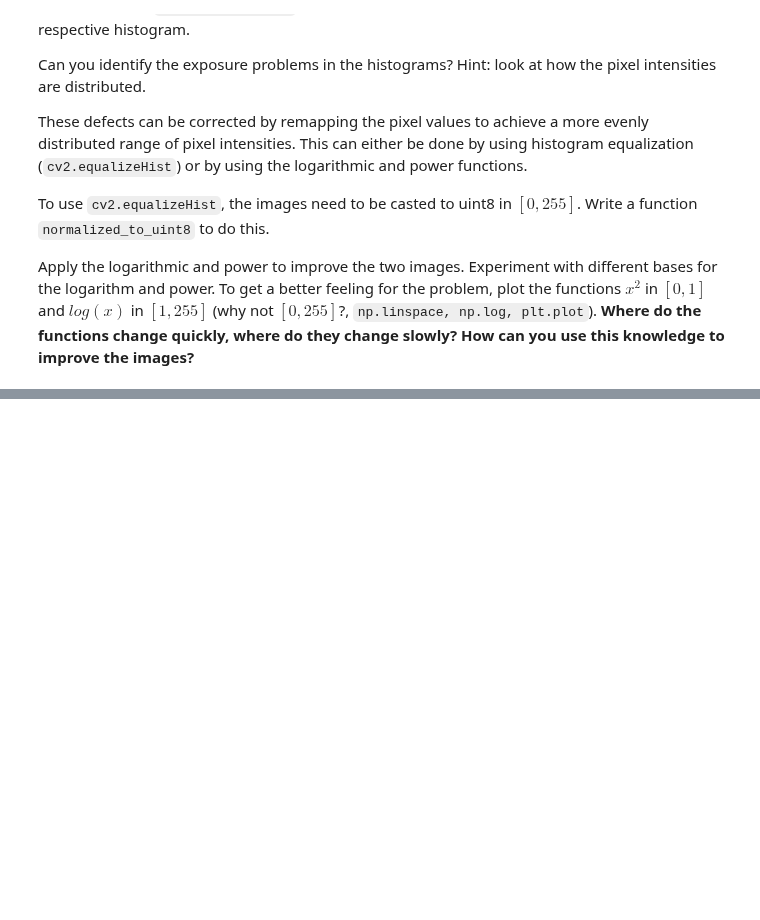
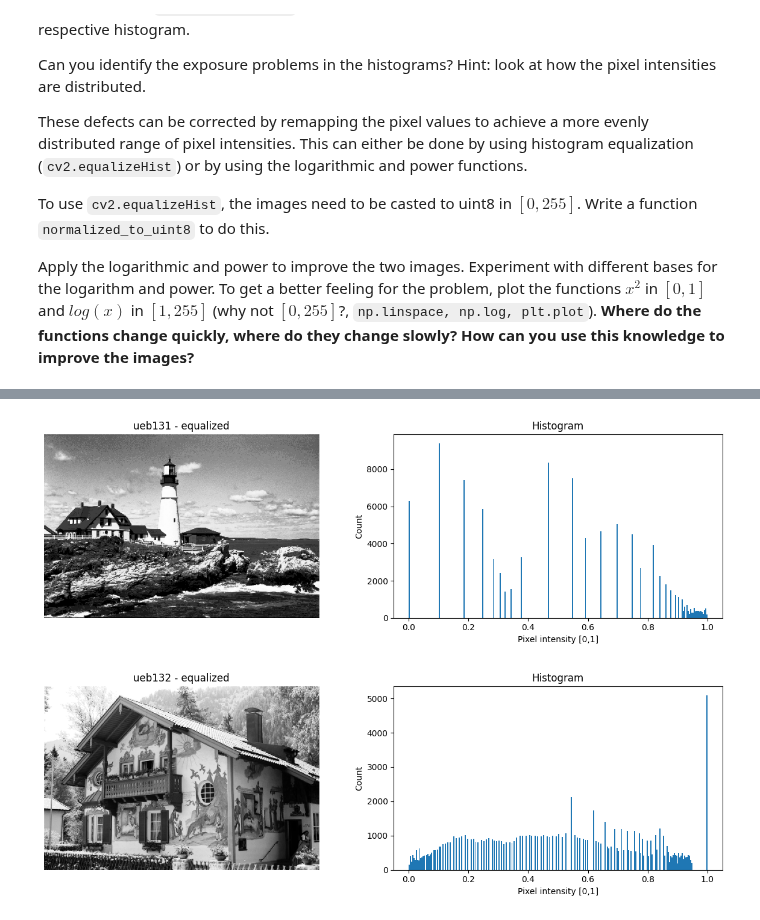
Before and after one commit to Jette-j/Computervision, a Jupyter notebook: exercise_1.ipynb, the cells around one changed output, grey strips where cells are left out. Cells and saved outputs as stored; diff of their text form; code cells hidden in the pictures; blank space fills up the shorter version.

```diff
--- a/exercise_1.ipynb
+++ b/exercise_1.ipynb
@@ -227,6 +236,7 @@ def display_with_hist(image):
 # %%
 def normalized_to_uint8(image):
-    pass
+    return (image * 255).astype(np.uint8)
+    #pass
 # %%
 # TODO: load images
 
@@ -245,0 +257,17 @@ def normalized_to_uint8(image):
+# %%
+# TODO: convert images to uint8
+img1_uint8 = normalized_to_uint8(img1)
+img2_uint8 = normalized_to_uint8(img2)
+
+# TODO: equalize histogram and display
+img1_eq = cv2.equalizeHist(img1_uint8)
+img2_eq = cv2.equalizeHist(img2_uint8)
+
+display_with_hist(img1_eq / 255.0, title="ueb131 - equalized")
+display_with_hist(img2_eq / 255.0, title="ueb132 - equalized")
+#print(type(img1_uint8))
+#print(img1_uint8.dtype)
+#print(img1_uint8.shape)
+# %% [output]
+[figure, added]
+[figure, added]
```
Also changed, not shown: parts of 15 cells of this notebook.
